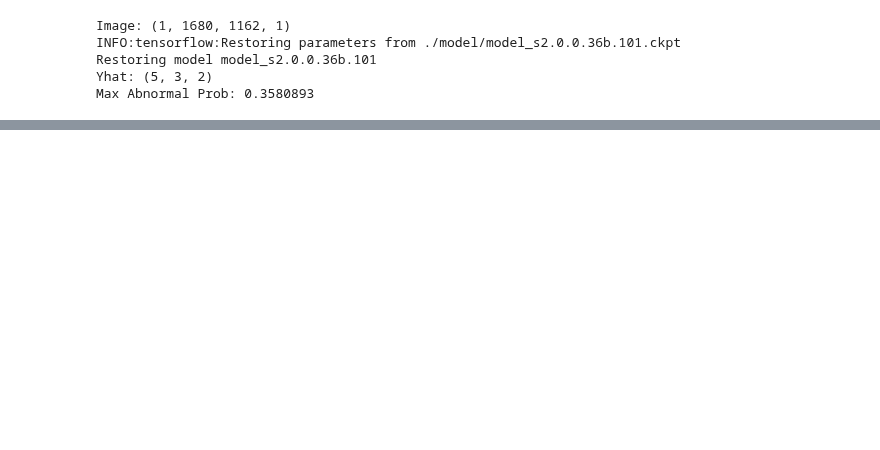
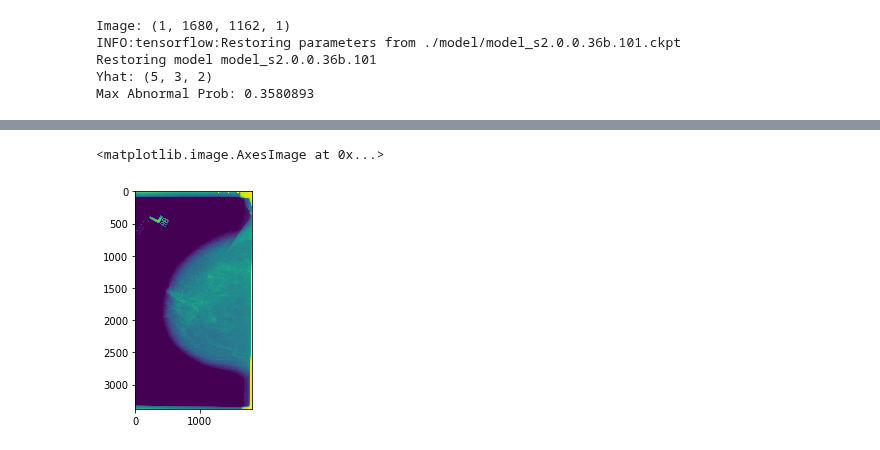
Before and after one commit to escuccim/mias-mammography, a Jupyter notebook: candidate_2.0.0.36b.ipynb, the cells around one changed output, grey strips where cells are left out. Cells and saved outputs as stored; diff of their text form; code cells hidden in the pictures; blank space fills up the shorter version.

```diff
--- a/candidate_2.0.0.36b.ipynb
+++ b/candidate_2.0.0.36b.ipynb
@@ -1187,0 +1200,5 @@ np.mean(tile)
+# %%
+plt.imshow(image)
+# %% [output]
+<matplotlib.image.AxesImage at 0x...>
+[figure, added]
```
Also changed, not shown: parts of 16 cells of this notebook, 10 other files.
